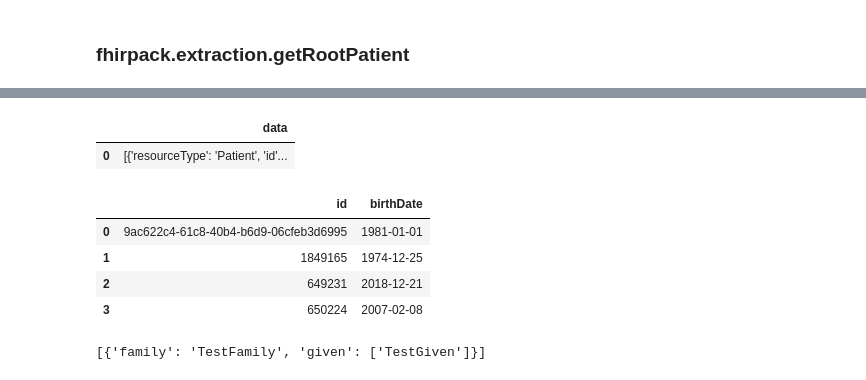
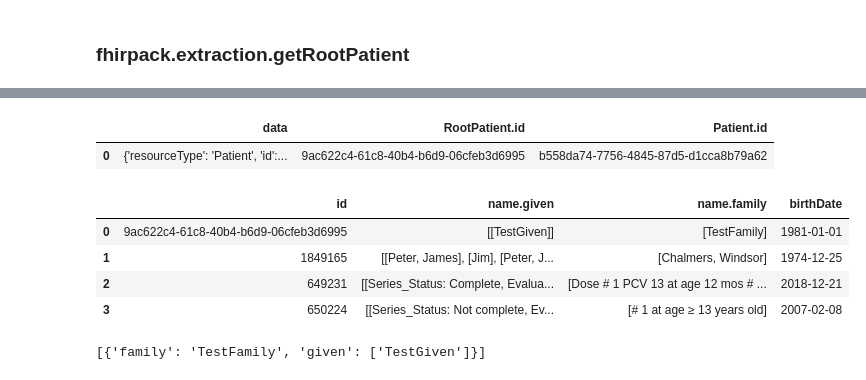
Before and after one commit to fhirpack/fhirpack, a Jupyter notebook: docs/examples/usage.ipynb, the cells around one changed output, grey strips where cells are left out. Drawn from its saved outputs; the diff is of its cells as text; code cells hidden in the pictures.

```diff
--- a/docs/examples/usage.ipynb
+++ b/docs/examples/usage.ipynb
@@ -106,0 +110,9 @@ pack.getPatients(['2918556'])
+# %%
+
+# pack  = fp.PACK("http://hapi.fhir.org/baseR4")
+# pack  = fp.PACK(envFile=".env.example")
+pack  = fp.PACK("http://test.hapifhir.io/baseR4")
+pack.getPatients(['2918556'])
+
+# pack  = fp.PACK("http://127.0.0.1:42112/hapi-fhir-jpaserver/fhir")
+# pack.getPatients(['146053'])
@@ -407,18 +475,18 @@ pack.getResources(
 	]
 ).getRootPatients()
 # %% [output]
-|  | data |
-| 0 | [{'resourceType': 'Patient', 'id'... |
+|  | data | RootPatient.id | Patient.id |
+| 0 | {'resourceType': 'Patient', 'id':... | 9ac622c4-61c8-40b4-b6d9-06cfeb3d6995 | b558da74-7756-4845-87d5-d1cca8b79a62 |
 # %%
-rootPatients = patients.getRootPatients().explode()
+rootPatients = patients.getRootPatients()
 
-rootPatients.gatherSimplePaths(['id','birthDate'])
+rootPatients.gatherSimplePaths(['id','name.given','name.family','birthDate'])
 # %% [output]
-|  | id | birthDate |
-| 0 | 9ac622c4-61c8-40b4-b6d9-06cfeb3d6995 | 1981-01-01 |
-| 1 | 1849165 | 1974-12-25 |
-| 2 | 649231 | 2018-12-21 |
-| 3 | 650224 | 2007-02-08 |
+|  | id | name.given | name.family | birthDate |
+| 0 | 9ac622c4-61c8-40b4-b6d9-06cfeb3d6995 | [[TestGiven]] | [TestFamily] | 1981-01-01 |
+| 1 | 1849165 | [[Peter, James], [Jim], [Peter, J... | [Chalmers, Windsor] | 1974-12-25 |
+| 2 | 649231 | [[Series_Status: Complete, Evalua... | [Dose # 1 PCV 13 at age 12 mos # ... | 2018-12-21 |
+| 3 | 650224 | [[Series_Status: Not complete, Ev... | [# 1 at age ≥ 13 years old] | 2007-02-08 |
 # %%
 rootPatients.data[0].name
 # %% [output]
```
Also changed, not shown: parts of 45 cells of this notebook, 11 other files.
